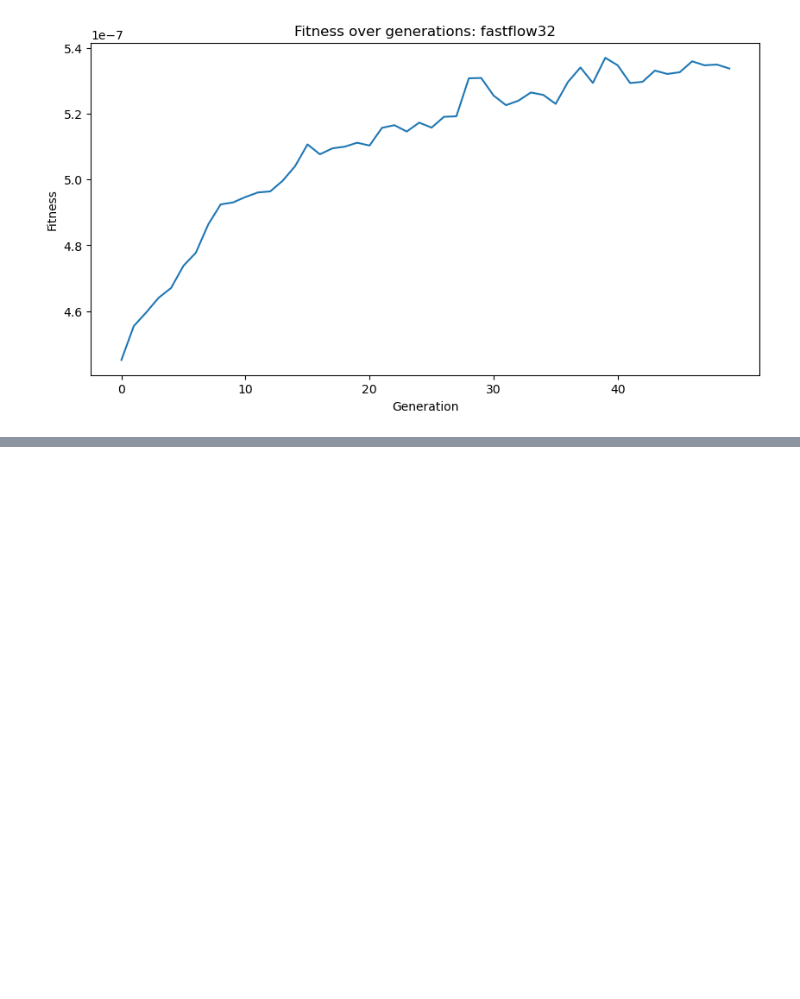
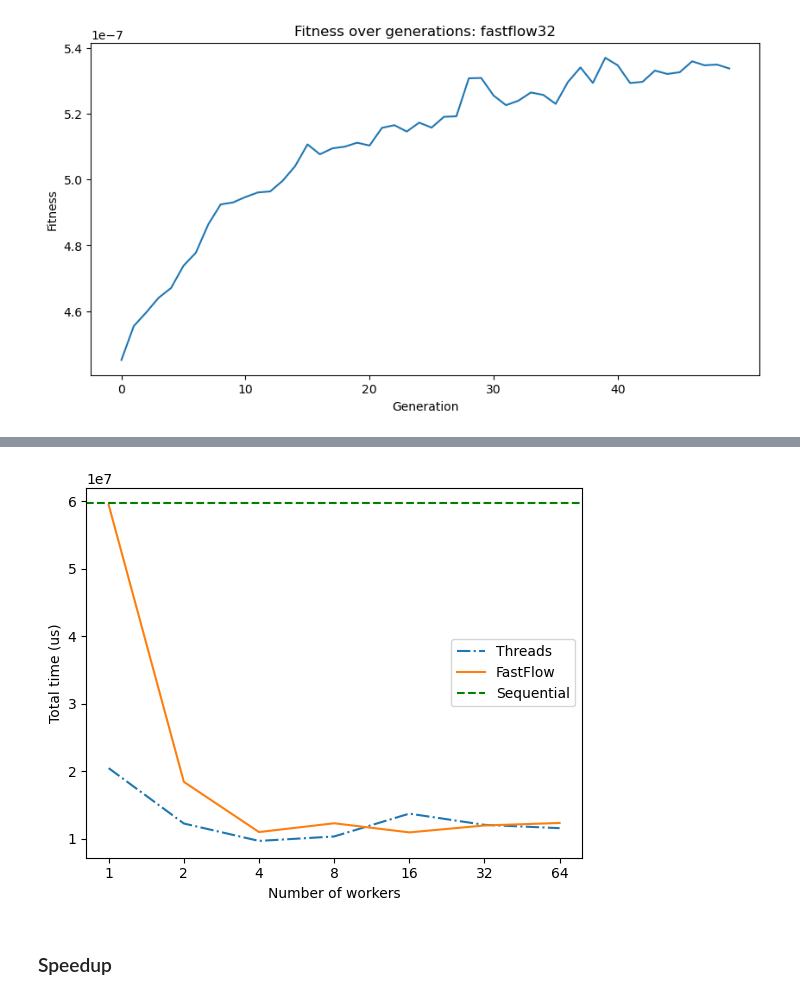
Before and after one commit to giacomo-cgn/parallel-genetic-tsp, a Jupyter notebook: plots.ipynb, the cells around one changed output, grey strips where cells are left out. Cells and saved outputs as stored; diff of their text form; code cells hidden in the pictures; blank space fills up the shorter version.

```diff
--- a/plots.ipynb
+++ b/plots.ipynb
@@ -61,0 +118,5 @@ plt.show()
+# %%
+num_workers_list = [1,2,4,8,16,32,64]
+# %%
+df_threads = pd.read_csv('results/threads_results.csv')
+df_threads.head()
@@ -61,0 +130,3 @@ plt.show()
+# %%
+df_ff = pd.read_csv('results/ff_results.csv')
+df_ff.head()
@@ -61,0 +140,18 @@ plt.show()
+# %%
+total_times_threads = df_threads['totalTime'].iloc[0:7]
+total_times_ff = df_ff['totalTime'].iloc[0:7]
+# %%
+plt.plot(total_times_threads, label='Threads', linestyle='dashdot')
+plt.plot(total_times_ff, label='FastFlow')
+# plot an horizontal line with the sequential time
+plt.axhline(y=df_sequential['totalTime'].iloc[0], color='green', label='Sequential', linestyle='dashed')
+plt.legend()
+plt.xlabel('Number of workers')
+plt.ylabel('Total time (us)')
+plt.xticks(ticks=[i for i in range(len(num_workers_list))], labels=num_workers_list)
+
+plt.show()
+# %% [output]
+[figure, added]
+# %% [markdown]
+### Speedup
```
Also changed, not shown: parts of 16 cells of this notebook.
